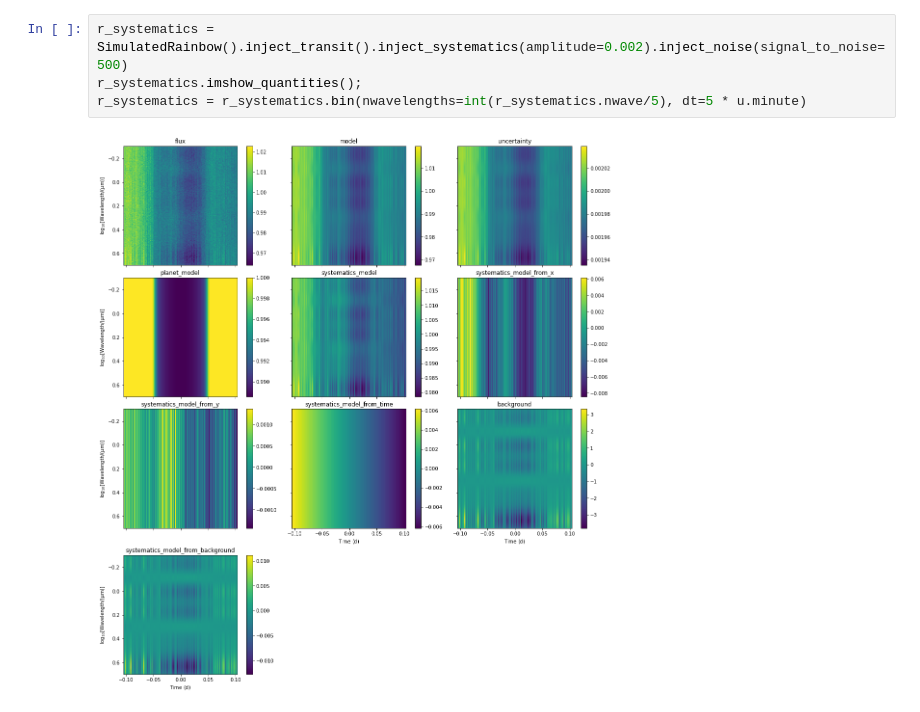
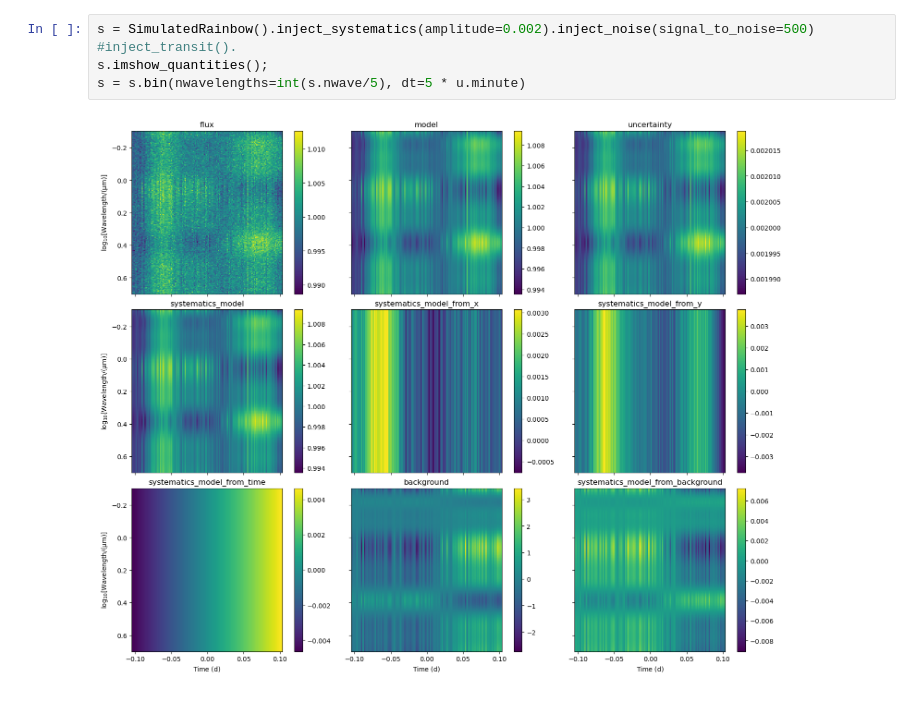
Before and after one commit to catrionamurray/chromatic_fitting, a Jupyter notebook: Systematic_Modelling.ipynb, the cells around one changed output. Saved outputs shown, nothing was run; the diff lists cells and outputs as text.

```diff
--- a/Systematic_Modelling.ipynb
+++ b/Systematic_Modelling.ipynb
@@ -14,9 +15,9 @@ Running on chromatic v0.2.1
 # %%
-r_systematics = SimulatedRainbow().inject_transit().inject_systematics(amplitude=0.002).inject_noise(signal_to_noise=500)
-r_systematics.imshow_quantities();
-r_systematics = r_systematics.bin(nwavelengths=int(r_systematics.nwave/5), dt=5 * u.minute)
+s = SimulatedRainbow().inject_systematics(amplitude=0.002).inject_noise(signal_to_noise=500) #inject_transit().
+s.imshow_quantities();
+s = s.bin(nwavelengths=int(s.nwave/5), dt=5 * u.minute)
 # %% [output]
-[figure, old version]
+[figure, new version]
 # %%
 # set up transit model:
 t = TransitModel()
```
Also changed, not shown: parts of 14 cells of this notebook, 2 other files.
